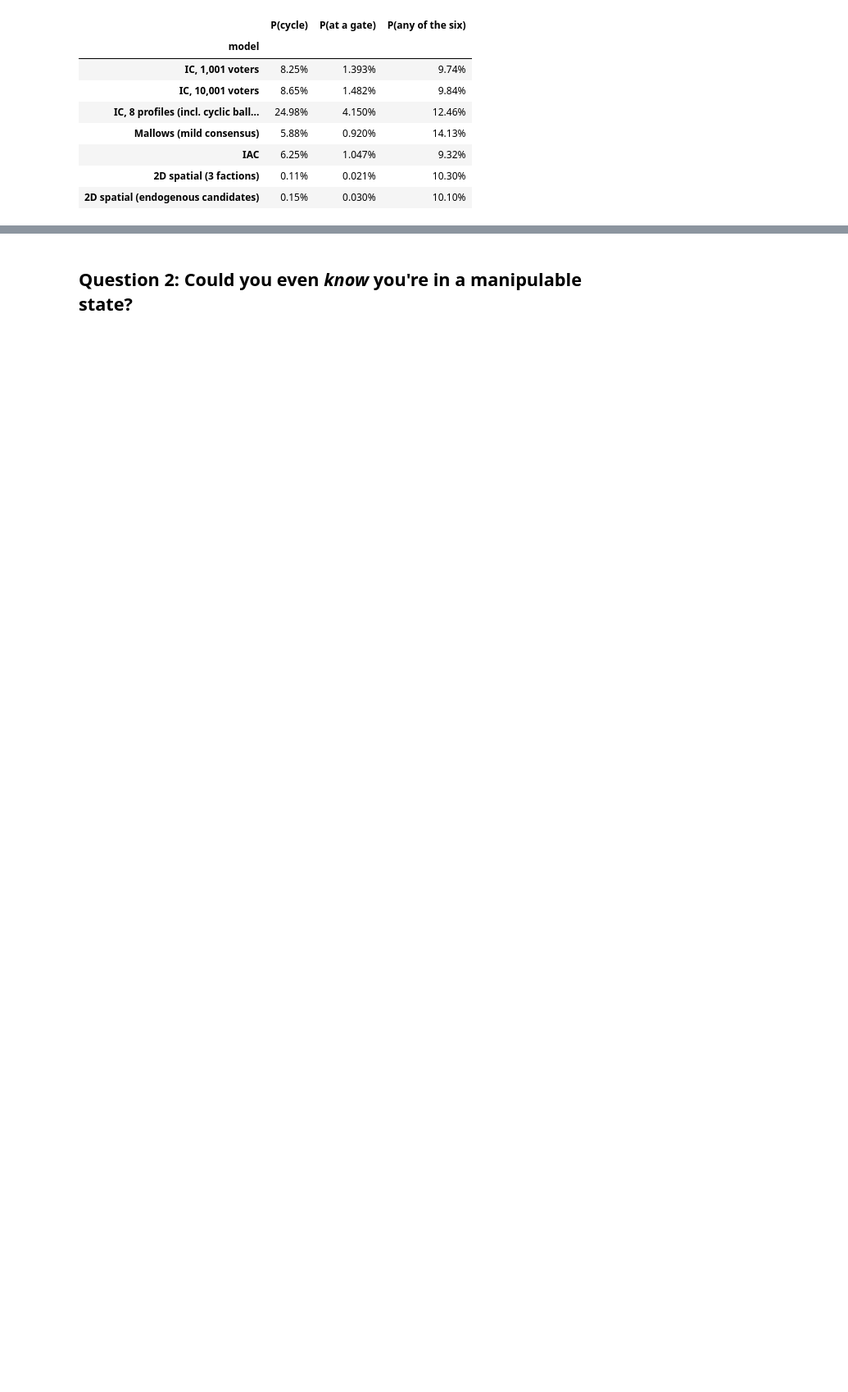
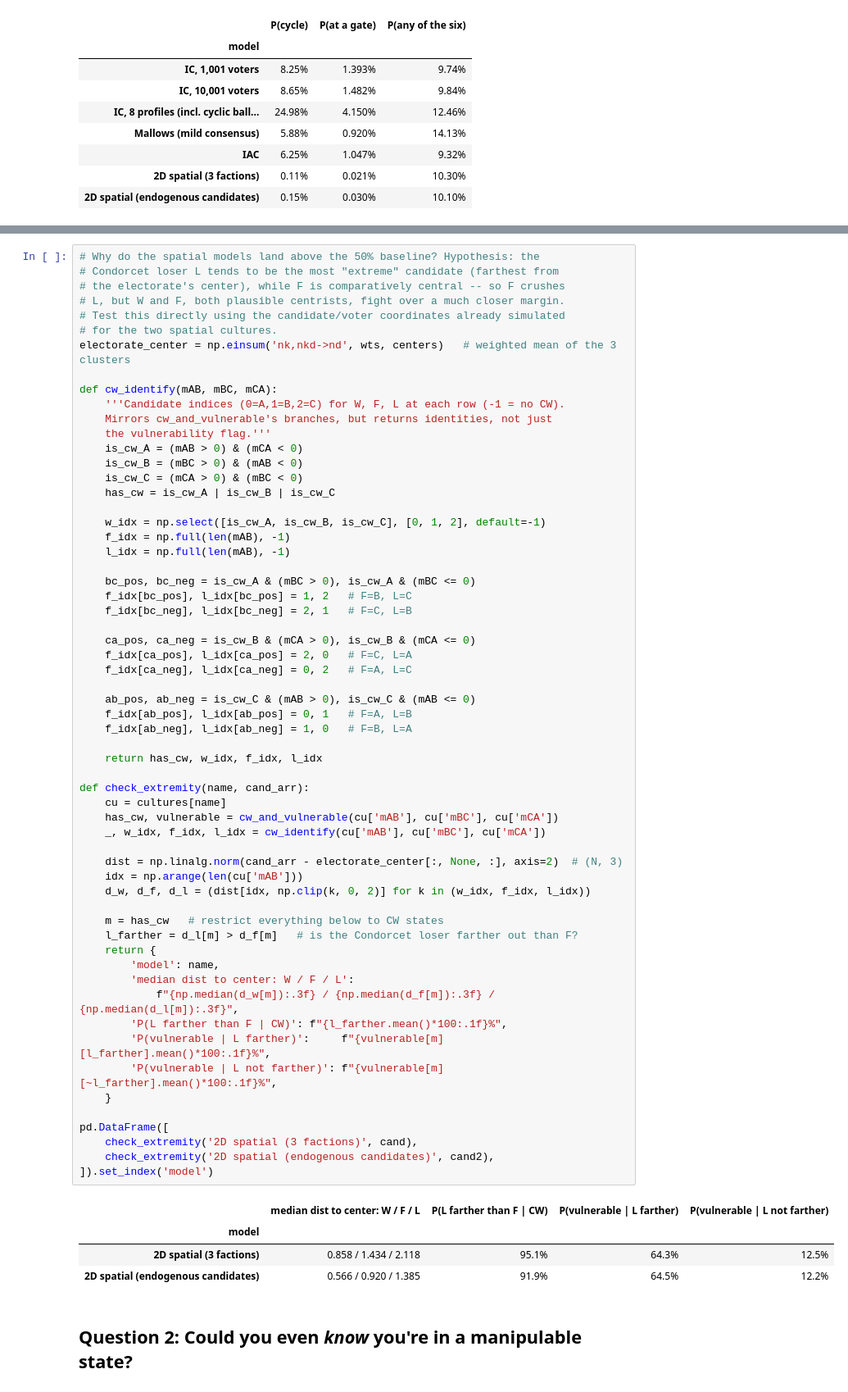
Before and after one commit to eigentaylor/eigentaylor.github.io, a Jupyter notebook: assets/jupyter/better_choices_simulations_minimal.ipynb, the cells around one changed output, grey strips where cells are left out. Shown at 82% size. Cells and saved outputs as stored; diff of their text form; blank space fills up the shorter version.

```diff
--- a/assets/jupyter/better_choices_simulations_minimal.ipynb
+++ b/assets/jupyter/better_choices_simulations_minimal.ipynb
@@ -218,3 +264,68 @@ pd.DataFrame(rows).set_index('model')
+# %%
+# Why do the spatial models land above the 50% baseline? Hypothesis: the
+# Condorcet loser L tends to be the most "extreme" candidate (farthest from
+# the electorate's center), while F is comparatively central -- so F crushes
+# L, but W and F, both plausible centrists, fight over a much closer margin.
+# Test this directly using the candidate/voter coordinates already simulated
+# for the two spatial cultures.
+electorate_center = np.einsum('nk,nkd->nd', wts, centers)   # weighted mean of the 3 clusters
+
+def cw_identify(mAB, mBC, mCA):
+    '''Candidate indices (0=A,1=B,2=C) for W, F, L at each row (-1 = no CW).
+    Mirrors cw_and_vulnerable's branches, but returns identities, not just
+    the vulnerability flag.'''
+    is_cw_A = (mAB > 0) & (mCA < 0)
+    is_cw_B = (mBC > 0) & (mAB < 0)
+    is_cw_C = (mCA > 0) & (mBC < 0)
+    has_cw = is_cw_A | is_cw_B | is_cw_C
+
+    w_idx = np.select([is_cw_A, is_cw_B, is_cw_C], [0, 1, 2], default=-1)
+    f_idx = np.full(len(mAB), -1)
+    l_idx = np.full(len(mAB), -1)
+
+    bc_pos, bc_neg = is_cw_A & (mBC > 0), is_cw_A & (mBC <= 0)
+    f_idx[bc_pos], l_idx[bc_pos] = 1, 2   # F=B, L=C
+    f_idx[bc_neg], l_idx[bc_neg] = 2, 1   # F=C, L=B
+
+    ca_pos, ca_neg = is_cw_B & (mCA > 0), is_cw_B & (mCA <= 0)
+    f_idx[ca_pos], l_idx[ca_pos] = 2, 0   # F=C, L=A
+    f_idx[ca_neg], l_idx[ca_neg] = 0, 2   # F=A, L=C
+
+    ab_pos, ab_neg = is_cw_C & (mAB > 0), is_cw_C & (mAB <= 0)
+    f_idx[ab_pos], l_idx[ab_pos] = 0, 1   # F=A, L=B
+    f_idx[ab_neg], l_idx[ab_neg] = 1, 0   # F=B, L=A
+
+    return has_cw, w_idx, f_idx, l_idx
+
+def check_extremity(name, cand_arr):
+    cu = cultures[name]
+    has_cw, vulnerable = cw_and_vulnerable(cu['mAB'], cu['mBC'], cu['mCA'])
+    _, w_idx, f_idx, l_idx = cw_identify(cu['mAB'], cu['mBC'], cu['mCA'])
+
+    dist = np.linalg.norm(cand_arr - electorate_center[:, None, :], axis=2)  # (N, 3)
+    idx = np.arange(len(cu['mAB']))
+    d_w, d_f, d_l = (dist[idx, np.clip(k, 0, 2)] for k in (w_idx, f_idx, l_idx))
+
+    m = has_cw   # restrict everything below to CW states
+    l_farther = d_l[m] > d_f[m]   # is the Condorcet loser farther out than F?
+    return {
+        'model': name,
+        'median dist to center: W / F / L':
+            f"{np.median(d_w[m]):.3f} / {np.median(d_f[m]):.3f} / {np.median(d_l[m]):.3f}",
+        'P(L farther than F | CW)': f"{l_farther.mean()*100:.1f}%",
+        'P(vulnerable | L farther)':     f"{vulnerable[m][l_farther].mean()*100:.1f}%",
+        'P(vulnerable | L not farther)': f"{vulnerable[m][~l_farther].mean()*100:.1f}%",
+    }
+
+pd.DataFrame([
+    check_extremity('2D spatial (3 factions)', cand),
+    check_extremity('2D spatial (endogenous candidates)', cand2),
+]).set_index('model')
+# %% [output]
+|  | median dist to center: W / F / L | P(L farther than F | CW) | P(vulnerable | L farther) | P(vulnerable | L not farther) |
+| model |  |  |  |  |
+| 2D spatial (3 factions) | 0.858 / 1.434 / 2.118 | 95.1% | 64.3% | 12.5% |
+| 2D spatial (endogenous candidates) | 0.566 / 0.920 / 1.385 | 91.9% | 64.5% | 12.2% |
 # %% [markdown]
 ## Question 2: Could you even *know* you're in a manipulable state?
 # %%
```
Also changed, not shown: parts of 2 cells of this notebook.
